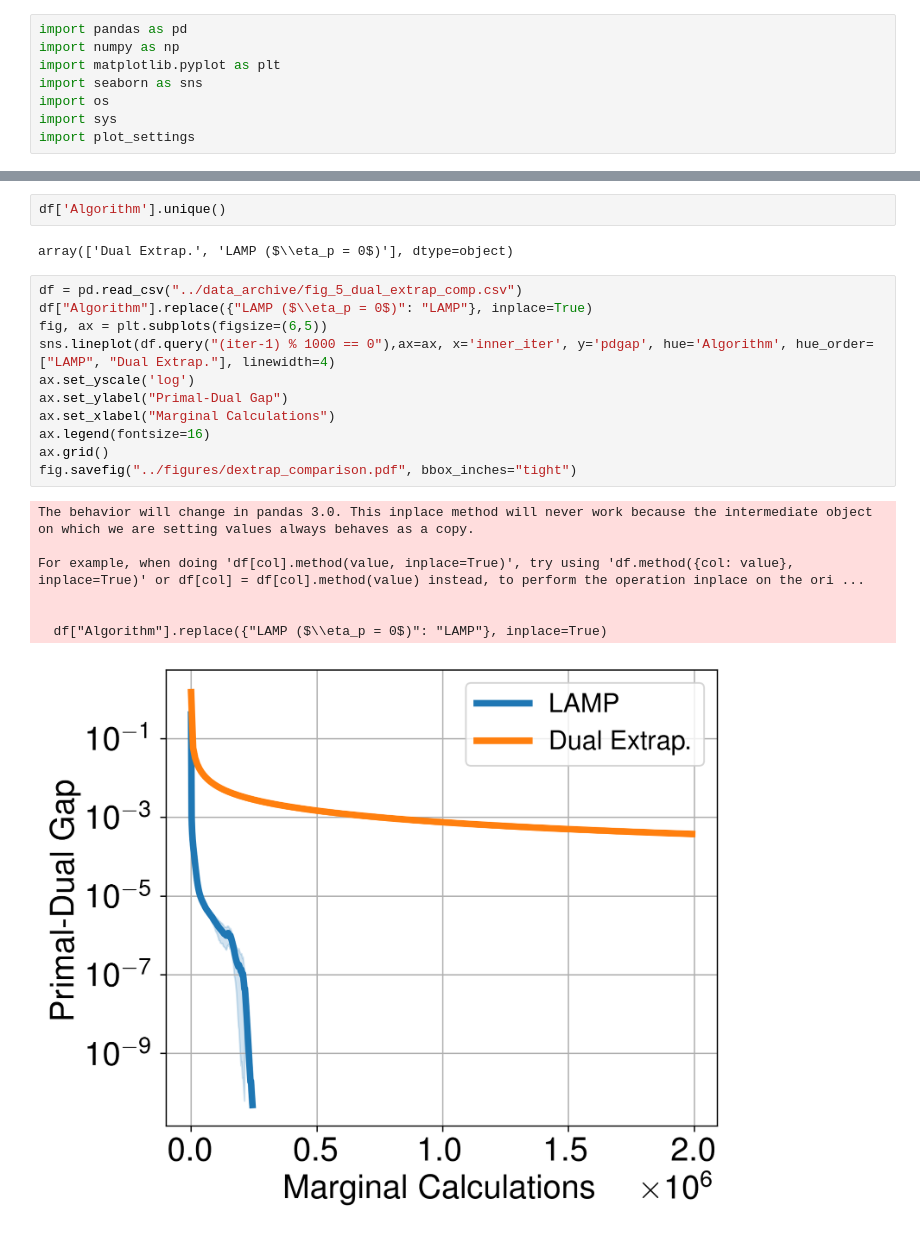
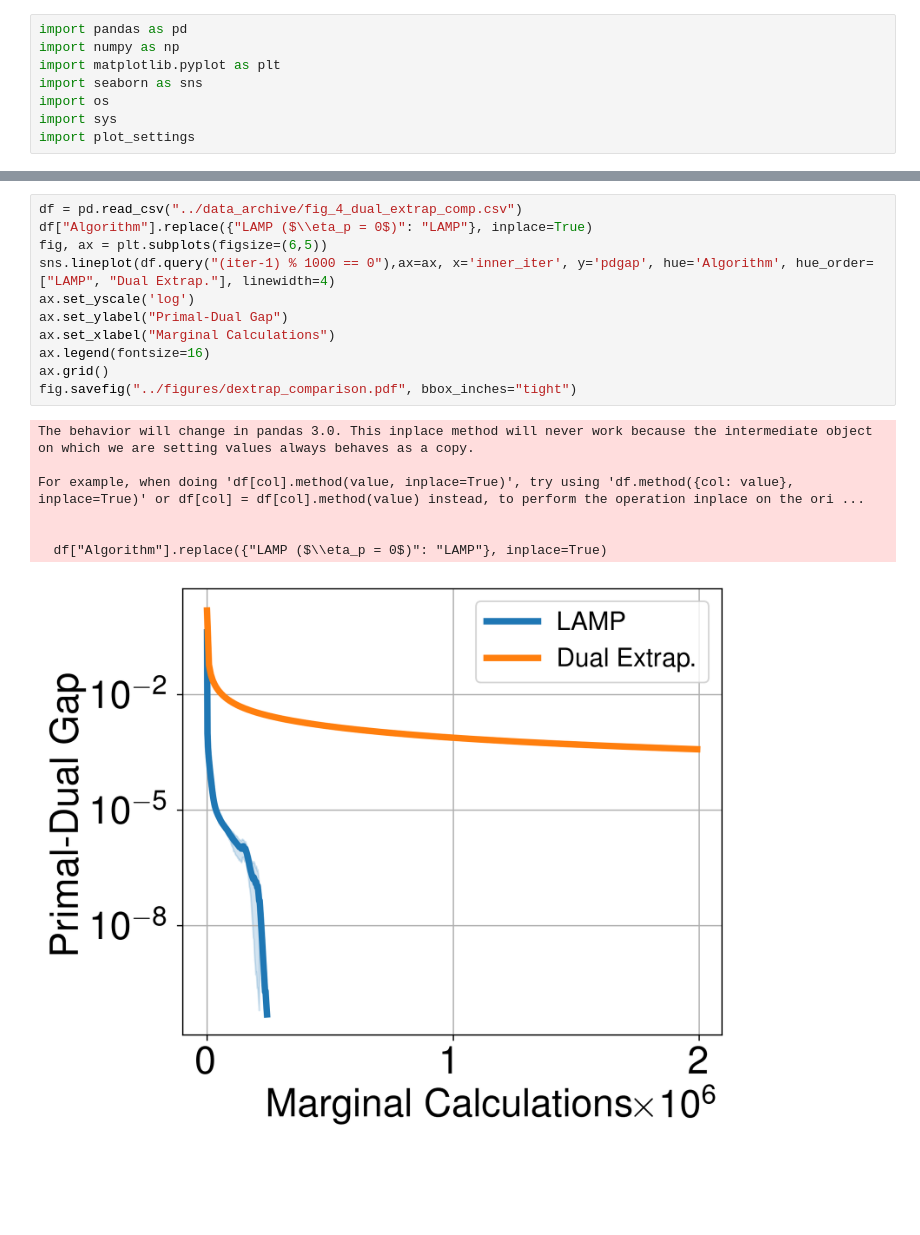
Before and after one commit to mxburns2022/CuDXG.jl, a Jupyter notebook: experiments/make_figures.ipynb, the cells around one changed output, grey strips where cells are left out. Saved outputs shown, nothing was run; the diff lists cells and outputs as text; blank space fills up the shorter version.

```diff
--- a/experiments/make_figures.ipynb
+++ b/experiments/make_figures.ipynb
@@ -202,23 +152,19 @@ df
-# %%
-df['Algorithm'].unique()
-# %% [output]
-array(['Dual Extrap.', 'LAMP ($\\eta_p = 0$)'], dtype=object)
 # %%
-df = pd.read_csv("../data_archive/fig_5_dual_extrap_comp.csv")
+df = pd.read_csv("../data_archive/fig_4_dual_extrap_comp.csv")
 df["Algorithm"].replace({"LAMP ($\\eta_p = 0$)": "LAMP"}, inplace=True)
 fig, ax = plt.subplots(figsize=(6,5))
 sns.lineplot(df.query("(iter-1) % 1000 == 0"),ax=ax, x='inner_iter', y='pdgap', hue='Algorithm', hue_order=["LAMP", "Dual Extrap."], linewidth=4)
 ax.set_yscale('log')
 ax.set_ylabel("Primal-Dual Gap")
 ax.set_xlabel("Marginal Calculations")
 ax.legend(fontsize=16)
 ax.grid()
 fig.savefig("../figures/dextrap_comparison.pdf", bbox_inches="tight")
 # %% [output]
 The behavior will change in pandas 3.0. This inplace method will never work because the intermediate object on which we are setting values always behaves as a copy.
 
 For example, when doing 'df[col].method(value, inplace=True)', try using 'df.method({col: value}, inplace=True)' or df[col] = df[col].method(value) instead, to perform the operation inplace on the ori ...
 
 
   df["Algorithm"].replace({"LAMP ($\\eta_p = 0$)": "LAMP"}, inplace=True)
-[figure, old version]
+[figure, new version]
```
Also changed, not shown: parts of 14 cells of this notebook.
